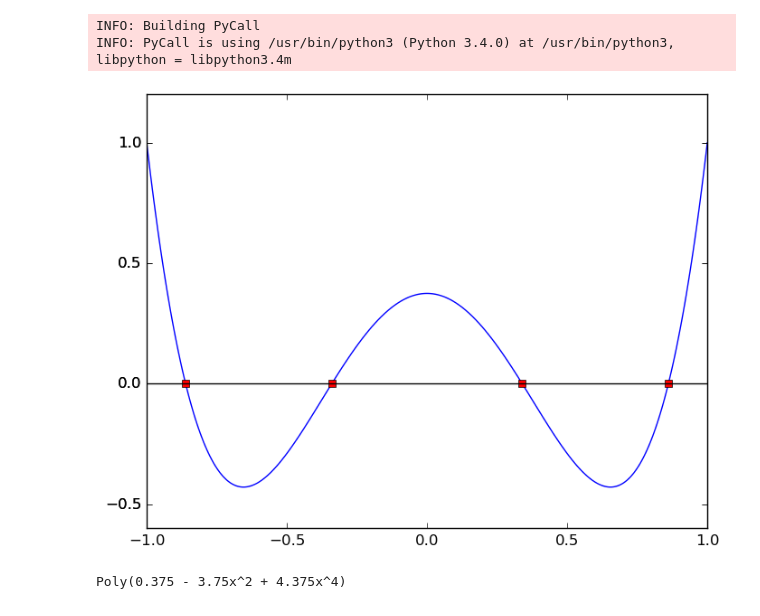
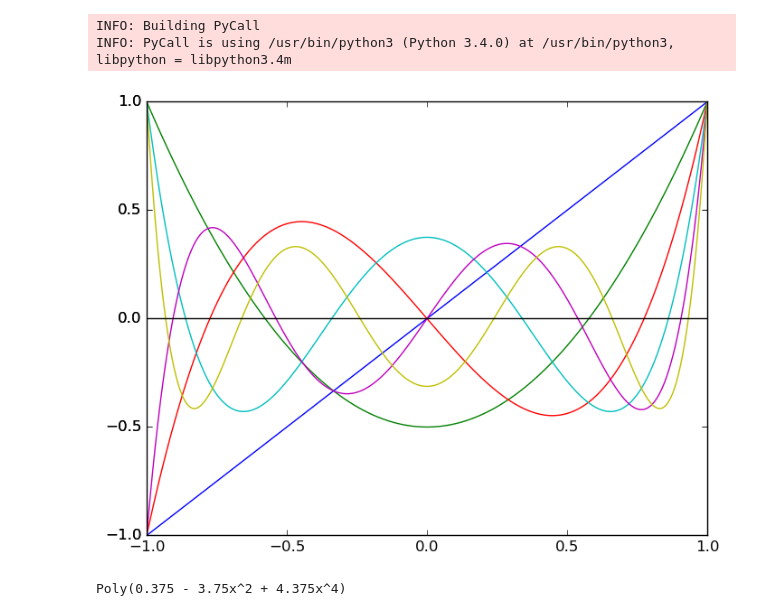
Before and after one commit to FavioVazquez/metodos_numericos_validados, a Jupyter notebook: Pruebas.ipynb, the cells around one changed output. Cells and saved outputs as stored; diff of their text form; code cells hidden in the pictures.

```diff
--- a/Pruebas.ipynb
+++ b/Pruebas.ipynb
@@ -167,20 +171,20 @@ INFO: PyCall is using /usr/bin/python3 (Python 3.4.0) at /usr/bin/python3, libpy
 # %%
 x = linspace(-1.0,1.0,401)
 y1 = legendre(x,1)
 y2 = legendre(x,2)
 y3 = legendre(x,3)
 y4 = legendre(x,4)
 y5 = legendre(x,5)
 y6 = legendre(x,6)
 z = legendre_zeros(4)
 y = [0,0,0,0]
-#plot(x,y1,x,y2,x,y3,x,y4,x,y5,x,y6)
-plot(x,y4,"b")
-plot(z,y,"rs")
+plot(x,y1,x,y2,x,y3,x,y4,x,y5,x,y6)
+#plot(x,y4,"b")
+#plot(z,y,"rs")
 axhline(y=0.0, color="black")
 #[axvline(x=zz, color="red") for zz in z];
 # %% [output]
-[figure, old version]
+[figure, new version]
 # %%
 P4 = poly_legendre(4)
 # %% [output]
```
Also changed, not shown: parts of 6 cells of this notebook.
